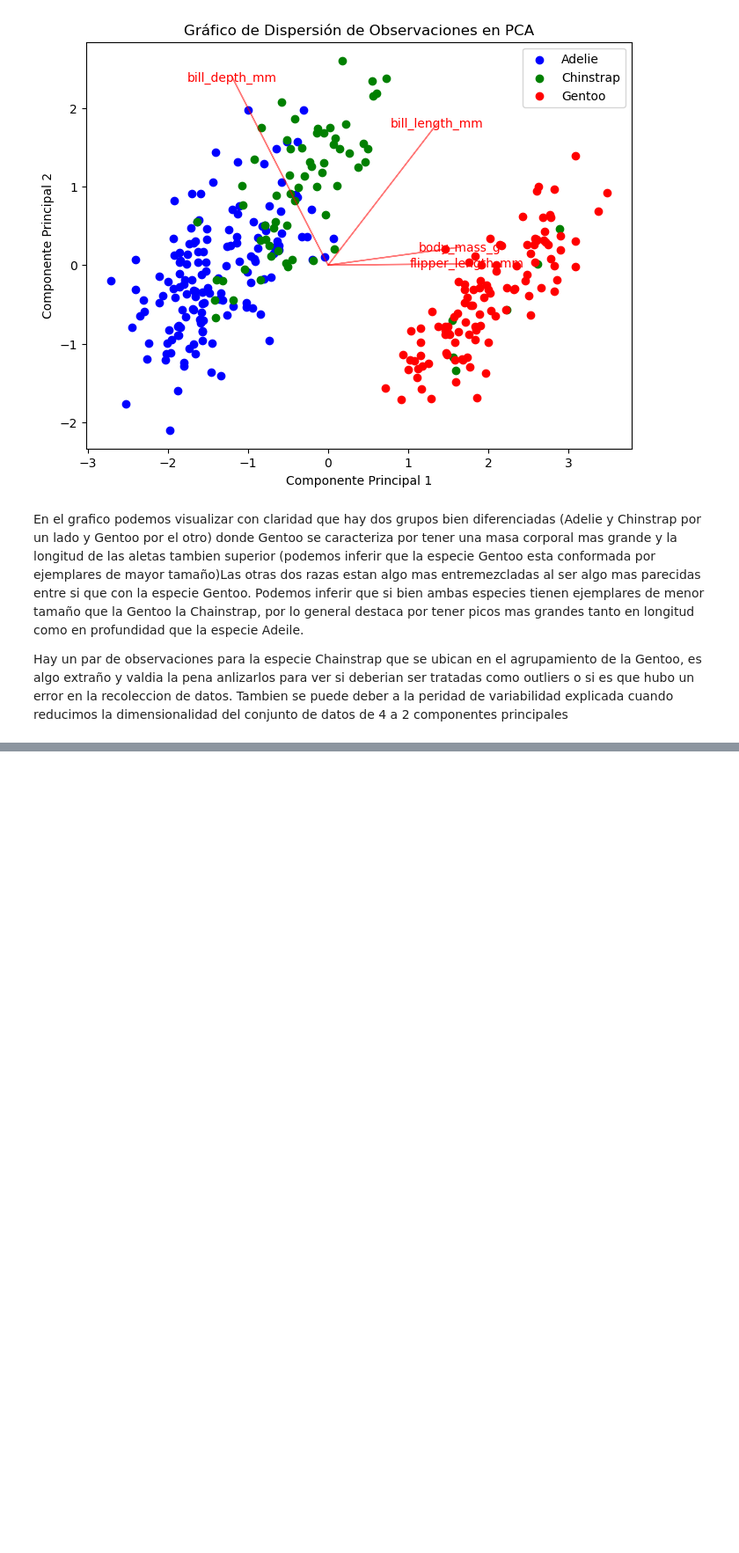
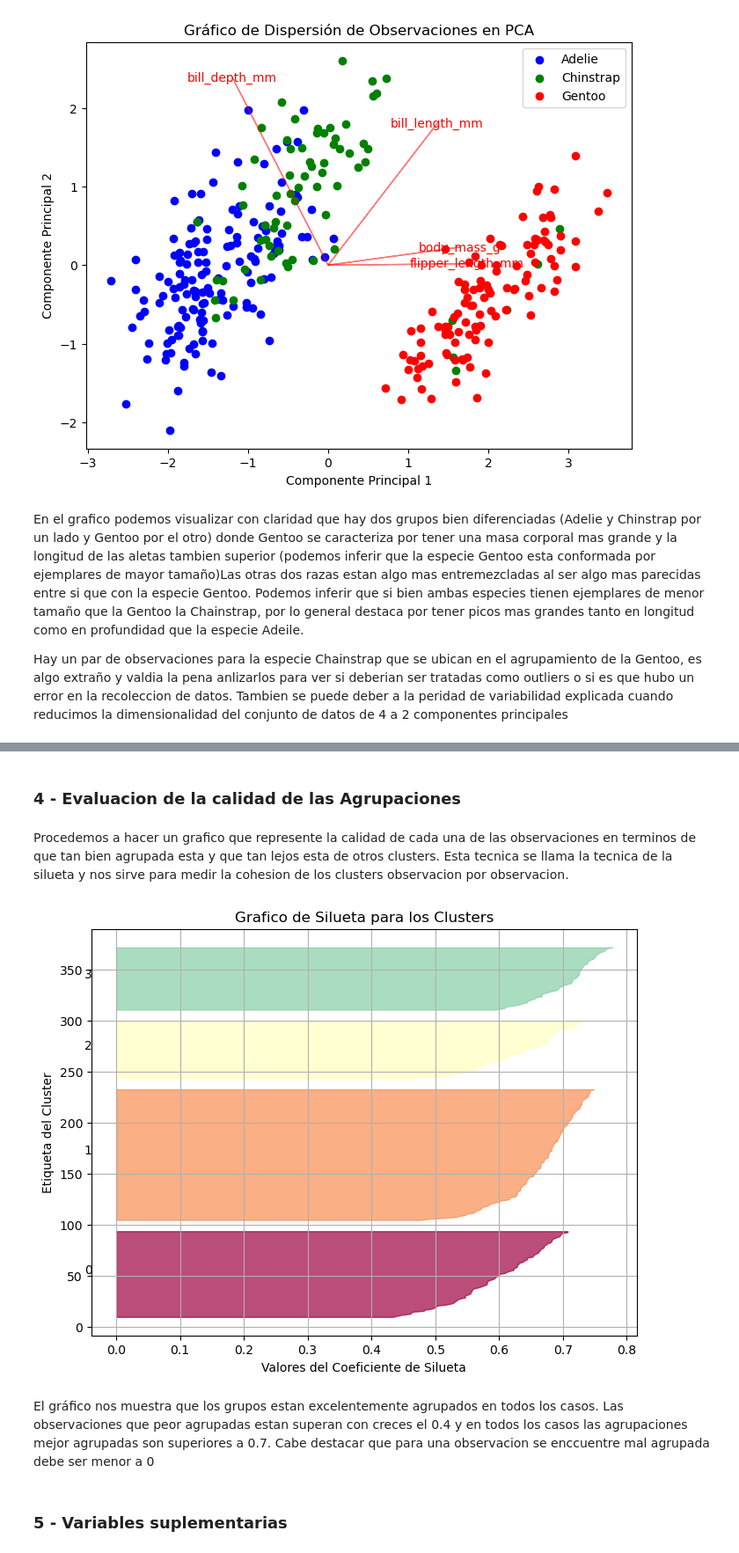
Before and after one commit to PabloPaezSheridan/PenguinsACPStudy, a Jupyter notebook: Solution/PenguinsAnalysisPabloPaez.ipynb, the cells around one changed output, grey strips where cells are left out. Shown at 88% size. Drawn from its saved outputs; the diff is of its cells as text; code cells hidden in the pictures; blank space fills up the shorter version.

```diff
--- a/Solution/PenguinsAnalysisPabloPaez.ipynb
+++ b/Solution/PenguinsAnalysisPabloPaez.ipynb
@@ -238,0 +323,33 @@ Hay un par de observaciones para la especie Chainstrap que se ubican en el agrup
+# %% [markdown]
+<h3>4 - Evaluacion de la calidad de las Agrupaciones</h3>
+# %% [markdown]
+Procedemos a hacer un grafico que represente la calidad de cada una de las observaciones en terminos de que tan bien agrupada esta y que tan lejos esta de otros clusters. Esta tecnica se llama la tecnica de la silueta y nos sirve para medir la cohesion de los clusters observacion por observacion.
+# %%
+kmeans = KMeans(n_clusters=4, random_state=0)
+kmeans.fit(data_standardized_df)
+labels = kmeans.labels_
+silhouette_values = silhouette_samples(data_standardized_df, labels)
+plt.figure(figsize=(8, 6))
+y_lower = 10
+for i in range(4):
+    ith_cluster_silhouette_values = silhouette_values[labels == i]
+    ith_cluster_silhouette_values.sort()
+    size_cluster_i = ith_cluster_silhouette_values.shape[0]
+    y_upper = y_lower + size_cluster_i
+    color = plt.cm.get_cmap("Spectral")(float(i) / 4)
+    plt.fill_betweenx(np.arange(y_lower, y_upper),
+    0, ith_cluster_silhouette_values,
+    facecolor=color, edgecolor=color, alpha=0.7)
+    plt.text(-0.05, y_lower + 0.5 * size_cluster_i, str(i))
+    y_lower = y_upper + 10
+plt.title("Grafico de Silueta para los Clusters")
+plt.xlabel("Valores del Coeficiente de Silueta")
+plt.ylabel("Etiqueta del Cluster")
+plt.grid(True)
+plt.show()
+# %% [output]
+[figure, added]
+# %% [markdown]
+El gráfico nos muestra que los grupos estan excelentemente agrupados en todos los casos. Las observaciones que peor agrupadas estan superan con creces el 0.4 y en todos los casos las agrupaciones mejor agrupadas son superiores a 0.7. Cabe destacar que para una observacion se enccuentre mal agrupada debe ser menor a 0
+# %% [markdown]
+<h3>5 - Variables suplementarias</h3>
```
Also changed, not shown: parts of 15 cells of this notebook.
